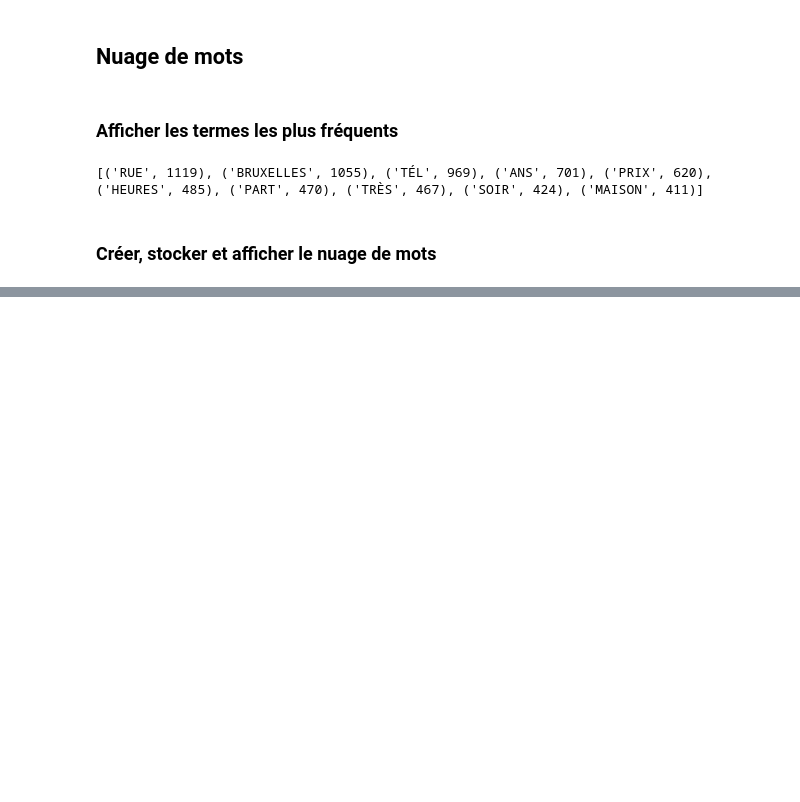
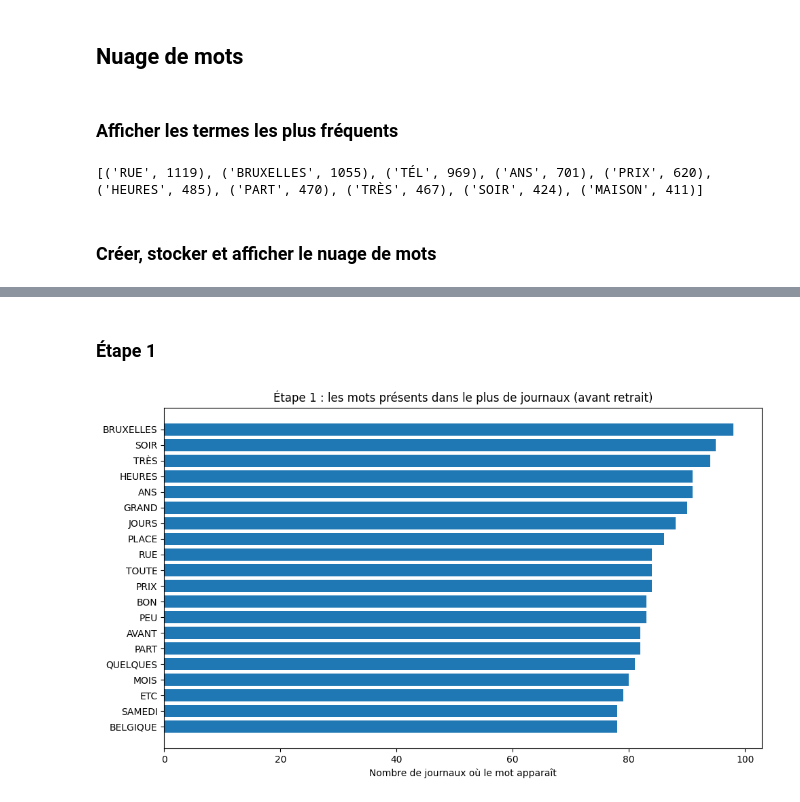
Before and after one commit to merveillekitoga/tac, a Jupyter notebook: tps/tp2/s2_wordcloud.ipynb, the cells around one changed output, grey strips where cells are left out. Saved outputs shown, nothing was run; the diff lists cells and outputs as text; code cells hidden in the pictures; blank space fills up the shorter version.

Commit message:
Etape1: compter les journaux où chaque mot apparaît, avec graphique

```diff
--- a/tps/tp2/s2_wordcloud.ipynb
+++ b/tps/tp2/s2_wordcloud.ipynb
@@ -124,0 +140,2 @@ Image(filename=os.path.join(temp_path, f"{year}.png"))
+# %% [markdown]
+### Étape 1
@@ -124,0 +144,36 @@ Image(filename=os.path.join(temp_path, f"{year}.png"))
+# %%
+# On crée un compteur vide : pour chaque mot, il notera le nombre de journaux
+presence = Counter()
+
+# On parcourt chaque journal de l'année
+for txt in txts:
+    # On ouvre le journal et on lit son contenu
+    with open(os.path.join(txt_path, txt), "r", encoding="utf-8") as f:
+        contenu = f.read()
+
+    # On découpe le texte en mots, on garde les mots utiles, en majuscules
+    # set() enlève les doublons : chaque mot n'est compté qu'une fois par journal
+    mots_journal = set(
+        w.upper()
+        for w in nltk.wordpunct_tokenize(contenu)
+        if len(w) > 2 and w.isalpha() and w.lower() not in sw
+    )
+
+    # On ajoute 1 au compteur de chaque mot trouvé dans ce journal
+    presence.update(mots_journal)
+# %%
+# Fonction qui affiche un graphique en barres des mots les plus présents
+def graphique(donnees, titre, n=20):
+    top = donnees.most_common(n)
+    mots = [m for m, _ in top]
+    valeurs = [v for _, v in top]
+    plt.figure(figsize=(10, 6))
+    plt.barh(mots[::-1], valeurs[::-1])   # inversé pour que le premier soit en haut
+    plt.xlabel("Nombre de journaux où le mot apparaît")
+    plt.title(titre)
+    plt.tight_layout()
+    plt.show()
+
+graphique(presence, "Étape 1 : les mots présents dans le plus de journaux (avant retrait)")
+# %% [output]
+[figure, added]
```
Also changed, not shown: parts of 3 cells of this notebook.
